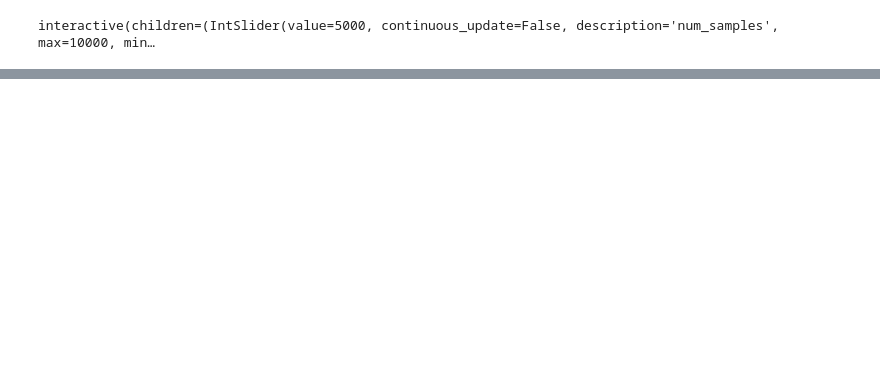
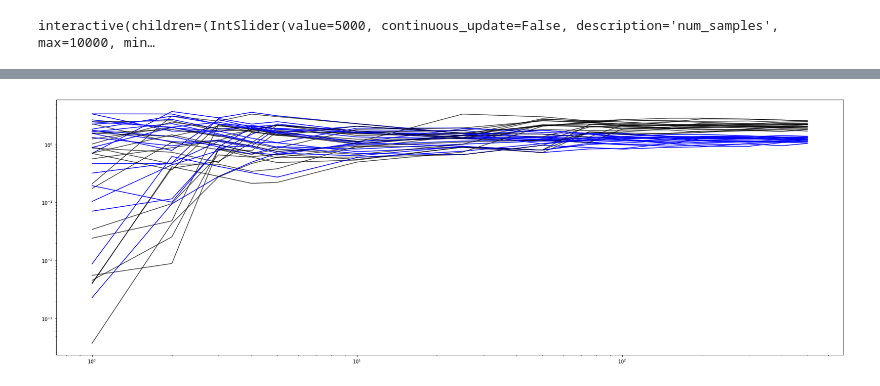
Before and after one commit to mpilosov/ConsistentBayes, a Jupyter notebook: examples/Underdetermined.ipynb, the cells around one changed output, grey strips where cells are left out. Saved outputs shown, nothing was run; the diff lists cells and outputs as text; code cells hidden in the pictures; blank space fills up the shorter version.

```diff
--- a/examples/Underdetermined.ipynb
+++ b/examples/Underdetermined.ipynb
@@ -139,0 +182,41 @@ interactive(children=(IntSlider(value=5000, continuous_update=False, description
+# %%
+num_repeats = 20
+N_list = [500, 1000, 2500, 5000, 10000]
+M_list = [1,2,3,4,5,10,25,50,75,100,150,200,300,400,500]
+# M_list = [1,2,3,4,5,6,7,8,9,10,11,12,13,14,15,16,17,18,19,20]
+N = 5000
+M = 100
+data_std = 0.5
+prior_std_1, prior_std_2 = 0.25, 0.25
+# %%
+plt.figure(figsize=(30,10))
+seed_list = np.random.randint(2,1E4,num_repeats)
+for seed in seed_list:
+    map_error = []
+    map_error_analytical = []
+    mud_error = []
+#     for N in N_list:
+    for M in M_list:
+        D = solve_problem(num_samples = N,
+                num_observations = M,
+                alpha = 0.5,
+                beta = -0.25,
+                data_val = -1,
+                data_std = data_std,
+                prior_std_1 = prior_std_1,
+                prior_std_2 = prior_std_2,
+                seed=seed,
+                plot=False)
+        map_error.append(D['map_error'])
+        map_error_analytical.append(D['map_error_analytical'])
+        mud_error.append(D['mud_error'])
+    plt.plot(M_list, map_error, label='Bayesian', c='b', alpha=1)
+#     plt.plot(M_list, map_error_analytical, label='Deterministic', c='r', alpha=1)
+    plt.plot(M_list, mud_error, label='Consistent', c='k', alpha=0.75)
+plt.xscale('log')
+plt.yscale('log')
+# plt.ylim([1E-1, 10])
+# plt.legend()
+plt.show()
+# %% [output]
+[figure, added]
```
Also changed, not shown: parts of 5 cells of this notebook, 1 other file.
